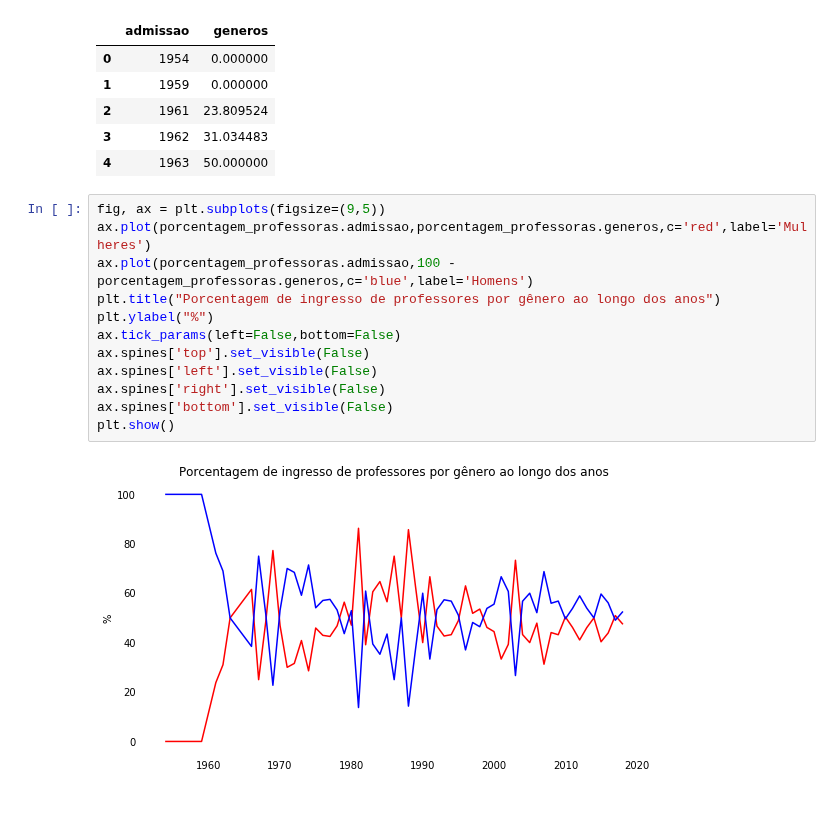
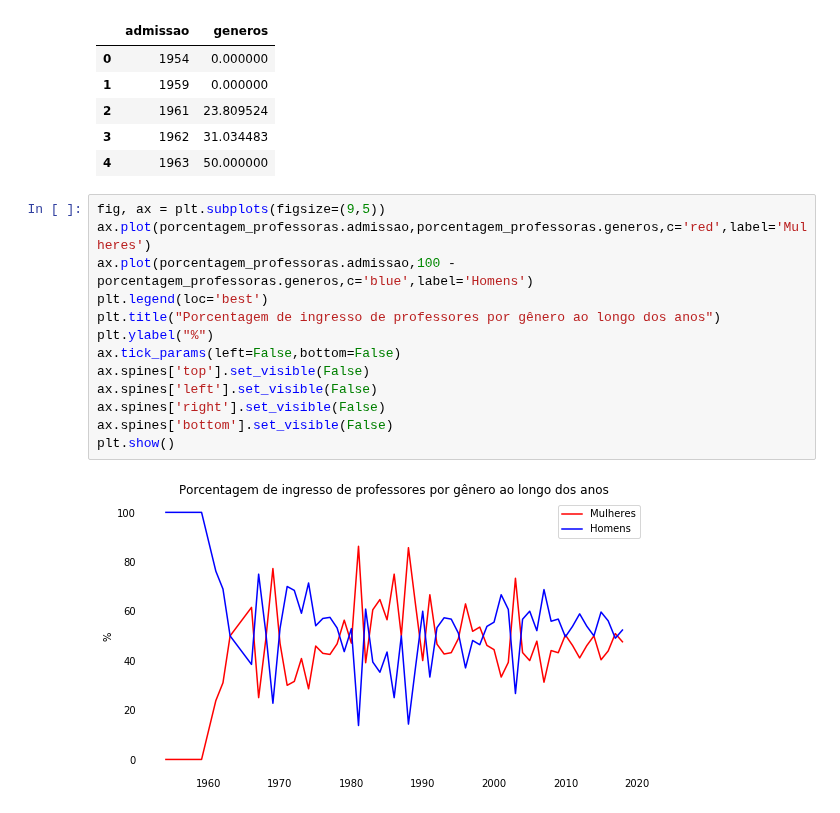
Before and after one commit to kevinwall/Probabilidade_Projeto, a Jupyter notebook: Rascunho.ipynb, the cells around one changed output. Saved outputs shown, nothing was run; the diff lists cells and outputs as text.

```diff
--- a/Rascunho.ipynb
+++ b/Rascunho.ipynb
@@ -678,14 +678,15 @@ porcentagem_professoras.head()
 # %%
 fig, ax = plt.subplots(figsize=(9,5))
 ax.plot(porcentagem_professoras.admissao,porcentagem_professoras.generos,c='red',label='Mulheres')
 ax.plot(porcentagem_professoras.admissao,100 - porcentagem_professoras.generos,c='blue',label='Homens')
+plt.legend(loc='best')
 plt.title("Porcentagem de ingresso de professores por gênero ao longo dos anos")
 plt.ylabel("%")
 ax.tick_params(left=False,bottom=False)
 ax.spines['top'].set_visible(False)
 ax.spines['left'].set_visible(False)
 ax.spines['right'].set_visible(False)
 ax.spines['bottom'].set_visible(False)
 plt.show()
 # %% [output]
-[figure, old version]
+[figure, new version]
```
Also changed, not shown: parts of 2 cells of this notebook.
